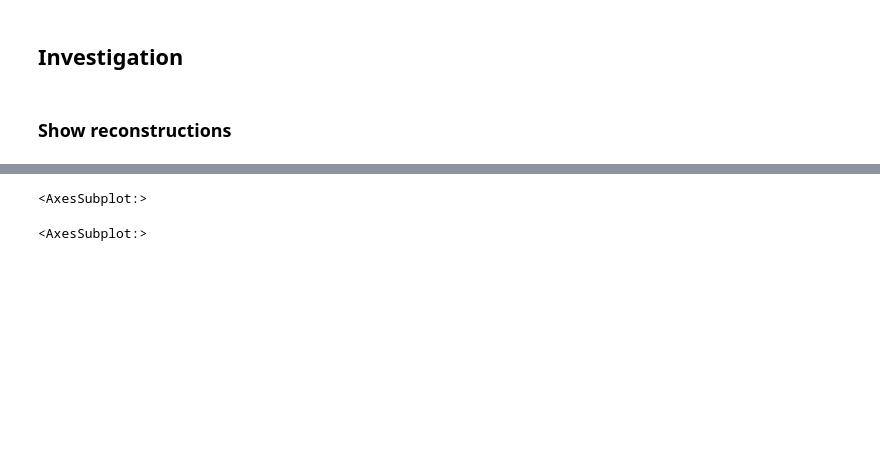
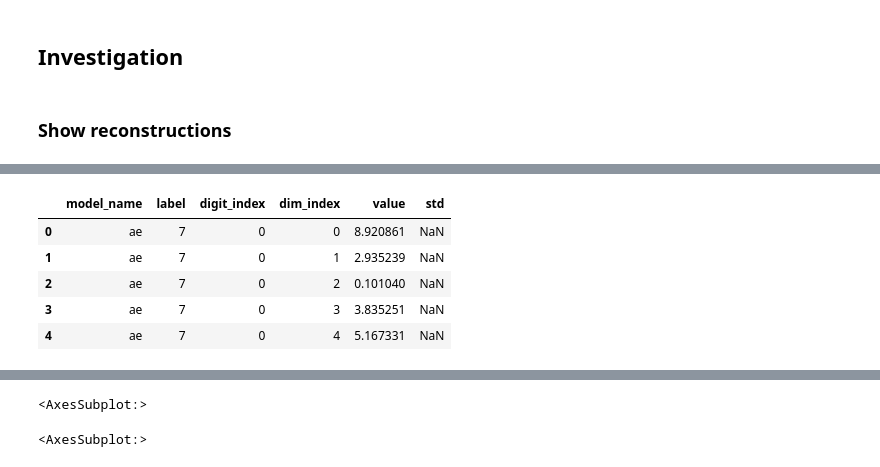
Before and after one commit to AllaVinner/JL-ML, a Jupyter notebook: src/Investigate-Copy1.ipynb, the cells around one changed output, grey strips where cells are left out. Saved outputs shown, nothing was run; the diff lists cells and outputs as text; code cells hidden in the pictures; blank space fills up the shorter version.

```diff
--- a/src/Investigate-Copy1.ipynb
+++ b/src/Investigate-Copy1.ipynb
@@ -27,7 +29,7 @@ from sample_scatter_gui import SampleScatterGUI
 Using matplotlib backend: Qt5Agg
 # %%
 model_df = pd.DataFrame(data = {
-    'path'    : ["models\\ae", "models\\vae_10", "models\\vae_100" , "models\\vae_1000"],
+    'path' : ["models\\saved\\ae", "models\\saved\\vae_10", "models\\saved\\vae_100" , "models\\saved\\vae_1000"],
     'ae_type' : ['ae', 'vae', 'vae', 'vae'],
     },
     index = ['ae', 'vae_10', 'vae_100', 'vae_1000'],
@@ -38,11 +40,11 @@ for name, model in model_df.iterrows():
     if model['ae_type'] == "ae":
         models.append(keras.models.load_model(model['path'],
                          custom_objects={"Autoencoder": Autoencoder,
-                                         "cont_bern_loss":  cont_bern_loss}))
+                                         "continuous_bernoulli_loss": continuous_bernoulli_loss}))
     elif model['ae_type'] == "vae":
         models.append(keras.models.load_model(model['path'],
                                  custom_objects={"VariationalAutoencoder": VariationalAutoencoder,
-                                                 "cont_bern_loss":  cont_bern_loss}))
+                                                 "continuous_bernoulli_loss":  continuous_bernoulli_loss}))
 model_df['model'] = models
 # %%
 num_models = model_df.shape[0]
@@ -53,19 +60,7 @@ np.set_printoptions(precision=2)
 # %% [markdown]
 ## Preprocess data
 # %%
-num_samples = 10000
-(train_digits, train_labels), (test_digits, test_labels) = keras.datasets.mnist.load_data()
-train_digits = np.expand_dims(train_digits, -1).astype("float32") / 255
+(_, _), (test_digits, test_labels) = keras.datasets.mnist.load_data()
 test_digits = np.expand_dims(test_digits, -1).astype("float32") / 255
-input_shape = train_digits.shape[1:]
-num_digits = len(train_labels)
-sample_index = rnd.randint(0, num_digits, size = (num_samples,))
-train_digits = train_digits[sample_index]
-train_labels = train_labels[sample_index]
-num_train = train_labels.shape[0]
+input_shape = test_digits.shape[1:]
 num_test = test_labels.shape[0]
-# Here we get the pure data
-# train_digits
-# test_digits
-# train_labels
-# test_labels
@@ -153,0 +141,9 @@ model_df['latent_base'] = latent_base_list
+# %%
+dimension_df.head()
+# %% [output]
+|  | model_name | label | digit_index | dim_index | value | std |
+| 0 | ae | 7 | 0 | 0 | 8.920861 | NaN |
+| 1 | ae | 7 | 0 | 1 | 2.935239 | NaN |
+| 2 | ae | 7 | 0 | 2 | 0.101040 | NaN |
+| 3 | ae | 7 | 0 | 3 | 3.835251 | NaN |
+| 4 | ae | 7 | 0 | 4 | 5.167331 | NaN |
```
Also changed, not shown: parts of 34 cells of this notebook, 4 other files.
